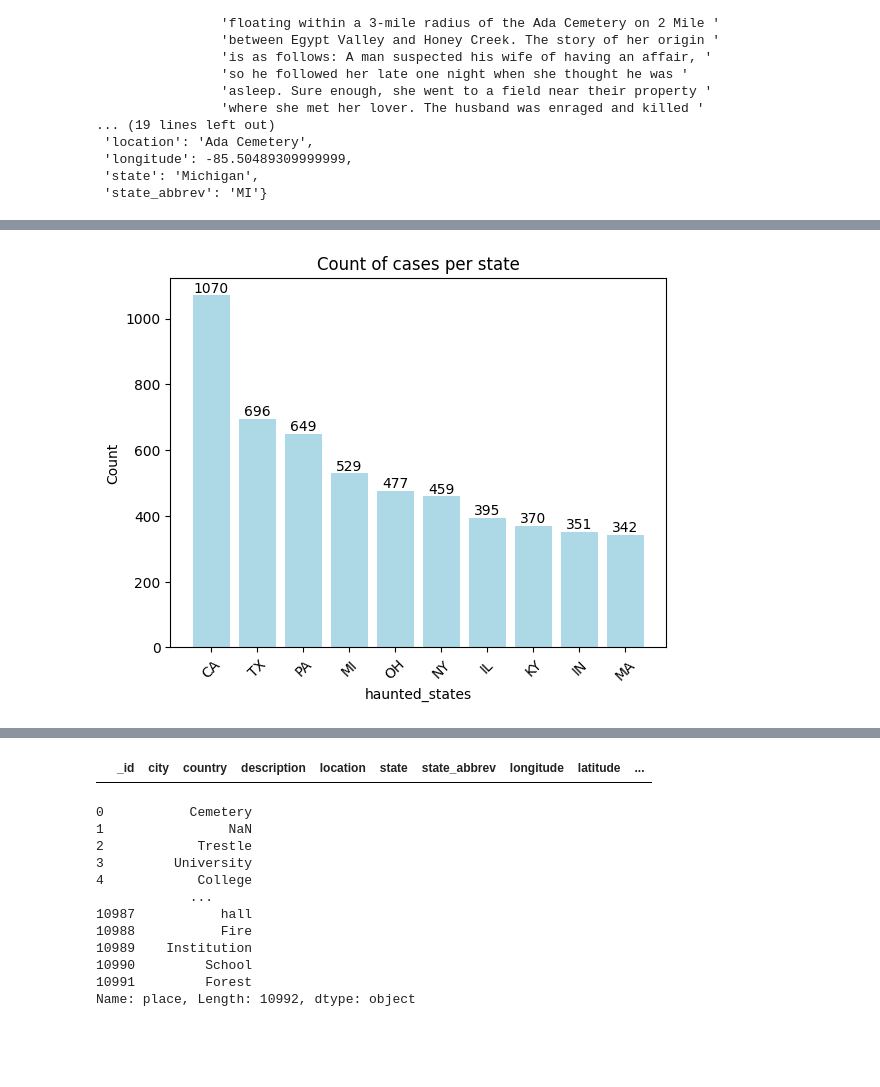
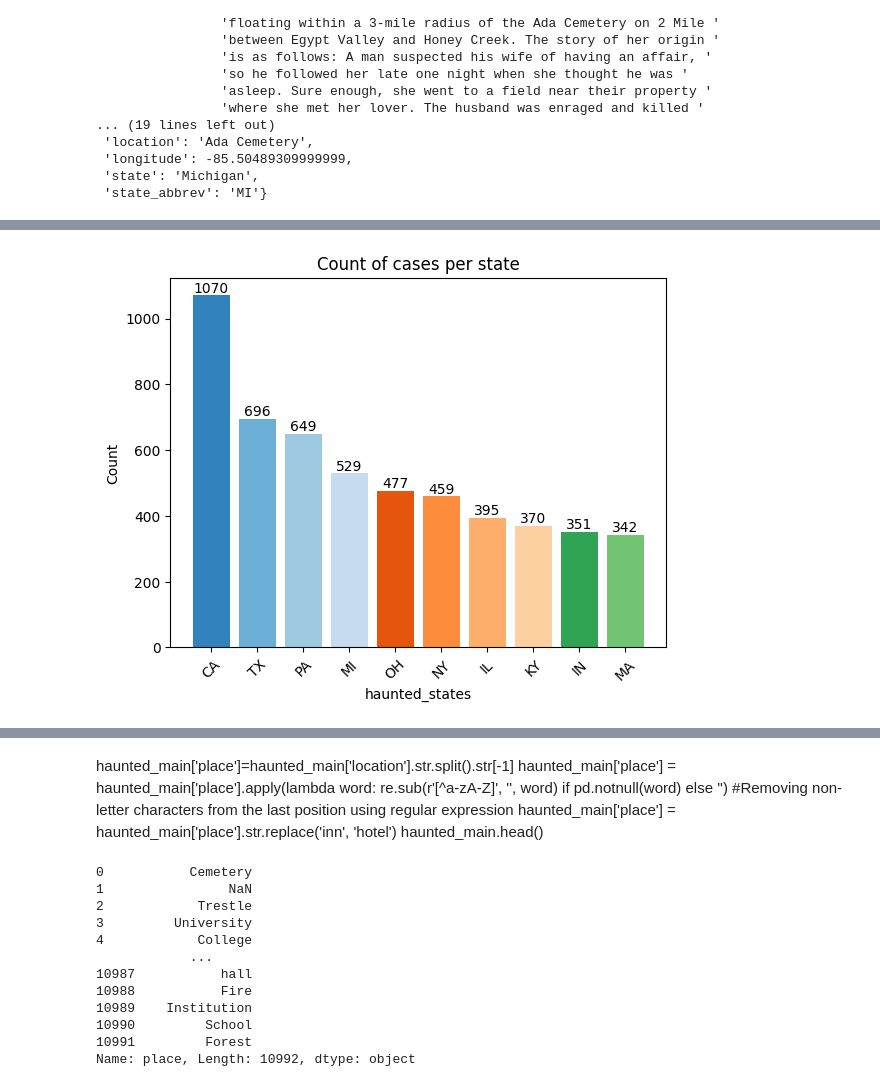
Before and after one commit to rohanhpatel/nw-project-3, a Jupyter notebook: database/data_joel.ipynb, the cells around one changed output, grey strips where cells are left out. Cells and saved outputs as stored; diff of their text form; code cells hidden in the pictures; blank space fills up the shorter version.

```diff
--- a/database/data_joel.ipynb
+++ b/database/data_joel.ipynb
@@ -62,14 +61,15 @@ haunted_main.head(5)
 | 3 | 65275829fa10580601927e57 | Adrian | United States | In the 1970's, one room, room 211... | Siena Heights University | Michigan | MI | -84.017565 | 41.905712 | ... |
 | 4 | 65275829fa10580601927e58 | Albion | United States | Kappa Delta Sorority - The Kappa ... | Albion College | Michigan | MI | -84.745177 | 42.244006 | ... |
 # %%
-haunted_cities = haunted_main['city'].value_counts().head(10) #Only 10 the most 'haunted' cities
-plt.bar(haunted_cities.index, haunted_cities.values, color = 'lightblue')
+ #10  most 'haunted' cities
+haunted_cities = haunted_main['city'].value_counts().head(10)
+plt.bar(haunted_cities.index, haunted_cities.values, color=sns.color_palette('tab20c'))
 plt.xlabel('City')
 plt.ylabel('Count')
 plt.title('Count of cases per city')
 plt.xticks(rotation=45)
 
-for i, count in enumerate(types2.values):
+for i, count in enumerate(haunted_cities.values):
     plt.text(i, count +1, str(count), ha='center', va='bottom')
 plt.show()
 # %% [output]
@@ -77,16 +77,16 @@ plt.show()
 # %%
-haunted_states = haunted_main['state_abbrev'].value_counts().head(10) #Only 10 the most 'haunted' cities
-plt.bar(haunted_states.index, haunted_states.values, color = 'lightblue')
+haunted_states = haunted_main['state_abbrev'].value_counts().head(10)
+plt.bar(haunted_states.index, haunted_states.values, color=sns.color_palette('tab20c'))
 plt.xlabel('haunted_states')
 plt.ylabel('Count')
 plt.title('Count of cases per state')
 plt.xticks(rotation=45)
 
 for i, count in enumerate(haunted_states.values):
     plt.text(i, count +1, str(count), ha='center', va='bottom')
 plt.show()
 # %% [output]
-[figure, old version]
+[figure, new version]
 # %%
 #haunted_main = haunted_main.drop(7924)
 # %%
@@ -102,13 +102,11 @@ haunted_main.head ()
 | 2 | 65275829fa10580601927e56 | Adrian | United States | If you take Gorman Rd. west towar... | Ghost Trestle | Michigan | MI | -84.035656 | 41.904538 | ... |
 | 3 | 65275829fa10580601927e57 | Adrian | United States | In the 1970's, one room, room 211... | Siena Heights University | Michigan | MI | -84.017565 | 41.905712 | ... |
 | 4 | 65275829fa10580601927e58 | Albion | United States | Kappa Delta Sorority - The Kappa ... | Albion College | Michigan | MI | -84.745177 | 42.244006 | ... |
-# %%
-haunted_main['place']=haunted_main['location'].str.split().str[-1]
-haunted_main['place'] = haunted_main['place'].apply(lambda word: re.sub(r'[^a-zA-Z]', '', word) if pd.notnull(word) else '') #Removing non-letter characters from the last position using regular expression
-haunted_main['place'] = haunted_main['place'].str.replace('inn', 'hotel')
-haunted_main.head()
-# %% [output]
-|  | _id | city | country | description | location | state | state_abbrev | longitude | latitude | ... |
+# %% [markdown]
+haunted_main['place']=haunted_main['location'].str.split().str[-1]
+haunted_main['place'] = haunted_main['place'].apply(lambda word: re.sub(r'[^a-zA-Z]', '', word) if pd.notnull(word) else '') #Removing non-letter characters from the last position using regular expression
+haunted_main['place'] = haunted_main['place'].str.replace('inn', 'hotel')
+haunted_main.head()
 # %%
 print(haunted_main['place'])
 # %% [output]
```
Also changed, not shown: parts of 20 cells of this notebook.
